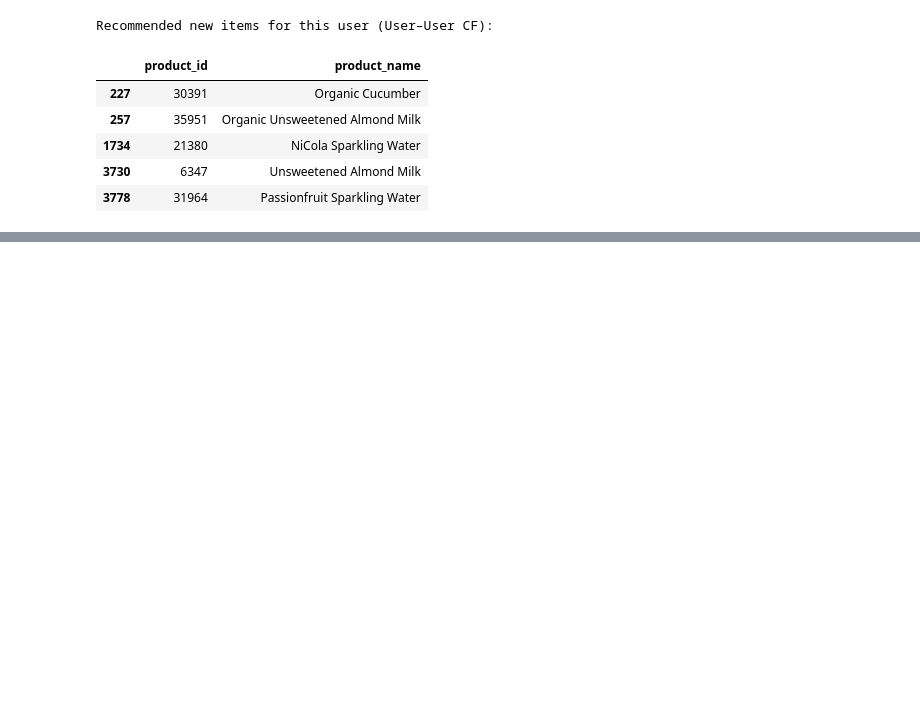
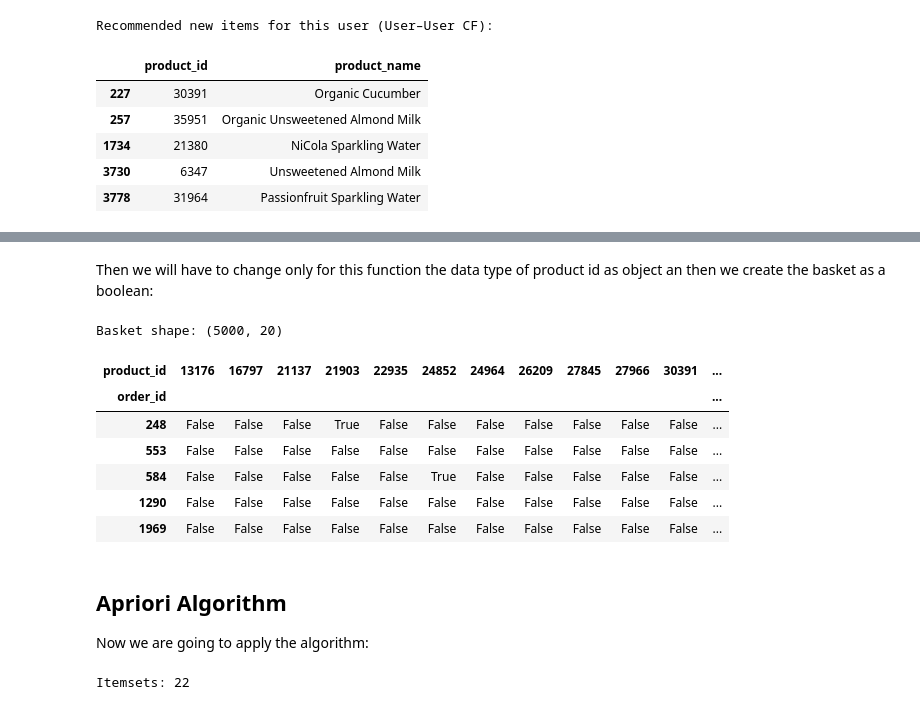
Before and after one commit to Blastronauta/CA2-Semester-2-ML-DV-integrated, a Jupyter notebook: MLBus_HDipData_CA2_KTamayo_Feb25.ipynb, the cells around one changed output, grey strips where cells are left out. Saved outputs shown, nothing was run; the diff lists cells and outputs as text; code cells hidden in the pictures; blank space fills up the shorter version.

Commit message:
Collaborative Filtering completed
Apriori vs FP Growth algorithms completed

```diff
--- a/MLBus_HDipData_CA2_KTamayo_Feb25.ipynb
+++ b/MLBus_HDipData_CA2_KTamayo_Feb25.ipynb
@@ -888,0 +962,40 @@ Recommended new items for this user (User–User CF):
+# %% [markdown]
+Then we will have to change only for this function the data type of product id as object an then we create the basket as a boolean:
+# %%
+# Use product_id as the item identifier
+mba_sample = mba_sample.copy()
+mba_sample['product_id'] = mba_sample['product_id'].astype(str)
+
+basket = (
+    mba_sample
+    .groupby(['order_id', 'product_id'], observed=True)['product_id']
+    .count()
+    .unstack(fill_value=0)
+)
+basket_bool = basket > 0
+
+print("Basket shape:", basket_bool.shape)
+basket_bool.head()
+# %% [output]
+Basket shape: (5000, 20)
+| product_id | 13176 | 16797 | 21137 | 21903 | 22935 | 24852 | 24964 | 26209 | 27845 | 27966 | 30391 | ... |
+| order_id |  |  |  |  |  |  |  |  |  |  |  | ... |
+| 248 | False | False | False | True | False | False | False | False | False | False | False | ... |
+| 553 | False | False | False | False | False | False | False | False | False | False | False | ... |
+| 584 | False | False | False | False | False | True | False | False | False | False | False | ... |
+| 1290 | False | False | False | False | False | False | False | False | False | False | False | ... |
+| 1969 | False | False | False | False | False | False | False | False | False | False | False | ... |
+# %% [markdown]
+Apriori Algorithm
+---
+Now we are going to apply the algorithm:
+# %%
+MIN_SUPPORT=0.03
+frequent_itemsets = apriori(
+    basket_bool,
+    min_support=MIN_SUPPORT,
+    use_colnames=True
+)
+print("Itemsets:", frequent_itemsets.shape[0])
+# %% [output]
+Itemsets: 22
```
Also changed, not shown: parts of 19 cells of this notebook.
